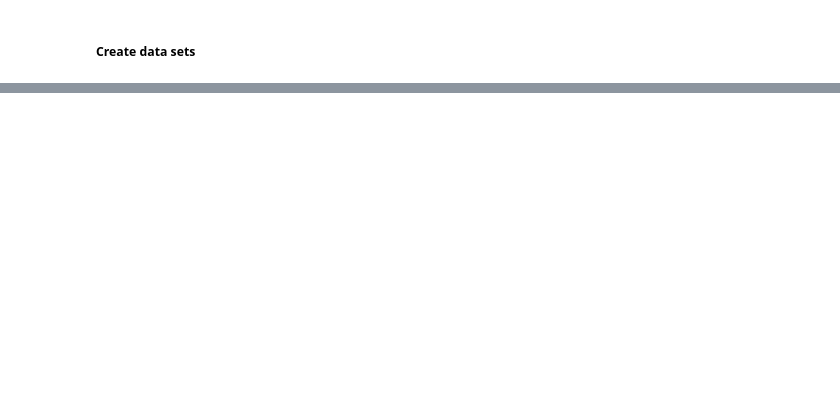
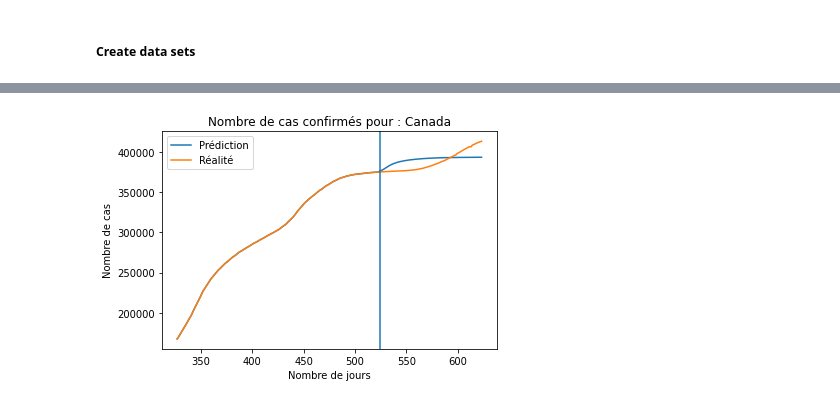
Before and after one commit to Alex2mars/UQAC_Forage_Projet_Covid, a Jupyter notebook: covid_predict.ipynb, the cells around one changed output, grey strips where cells are left out. Drawn from its saved outputs; the diff is of its cells as text; code cells hidden in the pictures; blank space fills up the shorter version.

Commit message:
Indice + vaccinés par jour

```diff
--- a/covid_predict.ipynb
+++ b/covid_predict.ipynb
@@ -559,0 +553,21 @@ multi_data = list(zip(scaled_confirmed, scaled_stringency))
+# %%
+n_days = 100
+predictions = []
+test = multi_trainX[-1-time_steps]
+test = test.reshape(-1, time_steps, n_features)
+start_day = 327+len(multi_trainX)
+print(start_day)
+for i in range(n_days):
+    pred = multi_lstm.predict(test)
+    predictions.append(pred[0][0])
+
+    old = test[0][0]
+    test = np.delete(test[0], 0, axis=0)
+
+    indice = stringency_scaler.transform([[85]])
+    if i > 500:
+        indice = stringency_scaler.transform([[95]])
+
+    test = np.append(test, [pred[0][0], indice[0][0], 1.]).reshape((-1, time_steps, n_features))
+
+    print(pred)
@@ -559,0 +592,16 @@ multi_data = list(zip(scaled_confirmed, scaled_stringency))
+# %%
+predicted_plot = np.concatenate((confirmed_scaler.transform(confirmed_country_values[327:start_day].reshape((-1, 1))).reshape((-1,)), predictions))
+predicted_plot = confirmed_scaler.inverse_transform(predicted_plot.reshape((-1, 1))).reshape((-1,))
+
+days = list(range(327, start_day+n_days))
+# %%
+plt.plot(days, predicted_plot, '-', label="Prédiction")
+plt.plot(days, confirmed_country_values[327:start_day+n_days], '-', label="Réalité")
+plt.legend()
+plt.axvline(start_day)
+plt.title("Nombre de cas confirmés pour : " + country)
+plt.xlabel("Nombre de jours")
+plt.ylabel("Nombre de cas")
+plt.show()
+# %% [output]
+[figure, added]
```
Also changed, not shown: parts of 27 cells of this notebook.
